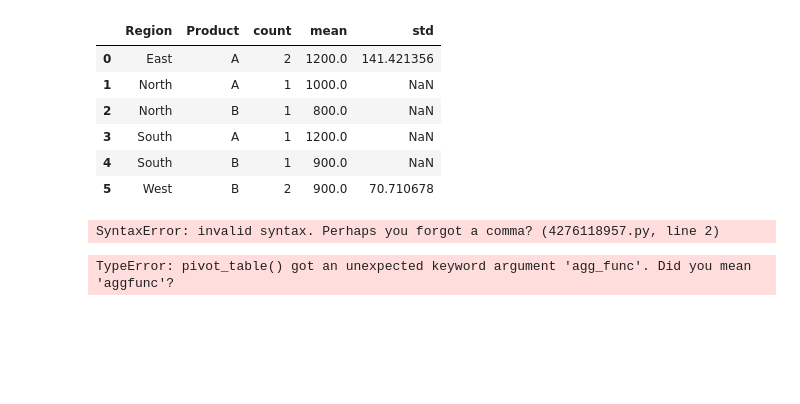
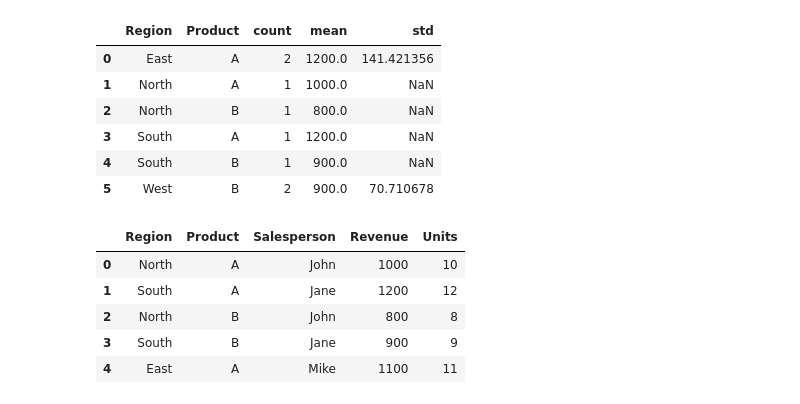
Before and after one commit to KEN-DATALABS/PROJECT-LIST, a Jupyter notebook: OneDrive/Documents/List Project/Project2.ipynb, the cells around one changed output. Drawn from its saved outputs; the diff is of its cells as text; code cells hidden in the pictures; blank space fills up the shorter version.

```diff
--- a/OneDrive/Documents/List Project/Project2.ipynb
+++ b/OneDrive/Documents/List Project/Project2.ipynb
@@ -912,23 +912,12 @@ sales.groupby(['Region','Product'])['Revenue'].agg(['count','mean','std']).reset
 | 3 | South | A | 1 | 1200.0 | NaN |
 | 4 | South | B | 1 | 900.0 | NaN |
 | 5 | West | B | 2 | 900.0 | 70.710678 |
-# %%
-pd.pivot_table(df,
-               values = 'salary'
-               index= 'city'
-               columns= 'Department'
-               aggfunc= 'mean'
-               fill_value= 0)
-# %% [output]
-SyntaxError: invalid syntax. Perhaps you forgot a comma? (4276118957.py, line 2)
-# %%
-pd.pivot_table(df,
-               values= 'salary',
-               index = 'city',
-               columns = 'department',
-               agg_func = 'mean',
-               fill_value = 0,
-               margins = True,
-               margins_name = 'Total')
-# %% [output]
-TypeError: pivot_table() got an unexpected keyword argument 'agg_func'. Did you mean 'aggfunc'?
+# %%
+sales.head()
+# %% [output]
+|  | Region | Product | Salesperson | Revenue | Units |
+| 0 | North | A | John | 1000 | 10 |
+| 1 | South | A | Jane | 1200 | 12 |
+| 2 | North | B | John | 800 | 8 |
+| 3 | South | B | Jane | 900 | 9 |
+| 4 | East | A | Mike | 1100 | 11 |
```
Also changed, not shown: parts of 5 cells of this notebook.
